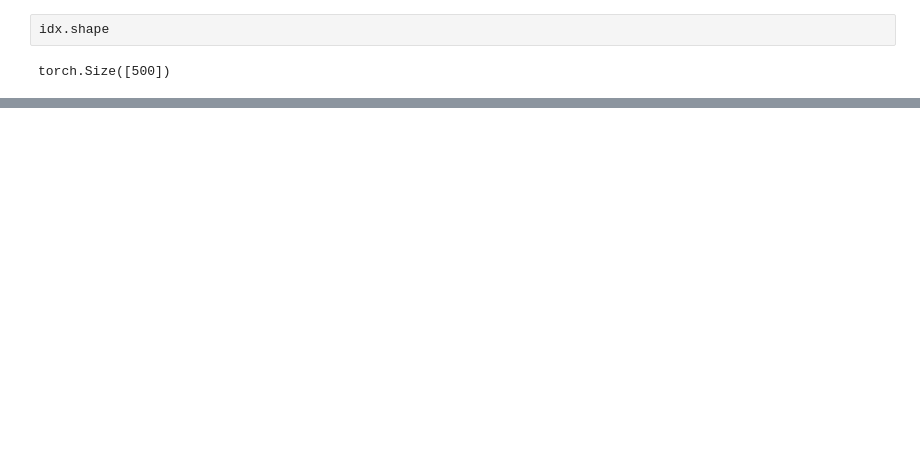
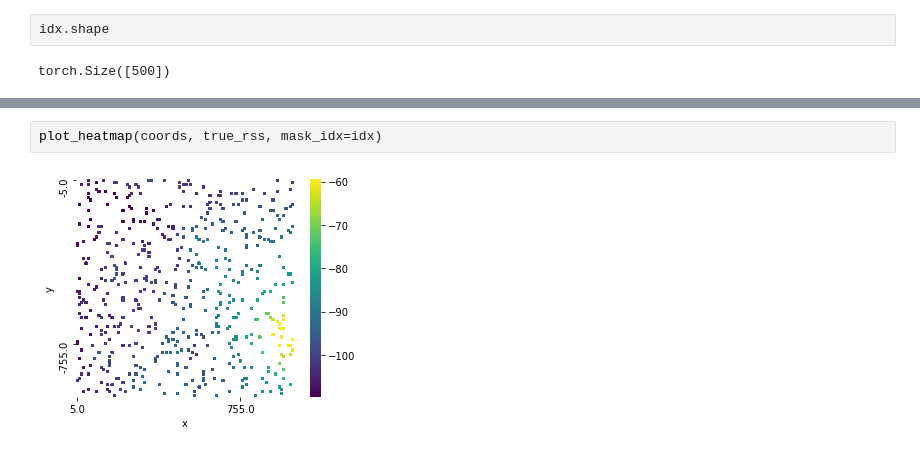
Before and after one commit to nicegeeker/code_deep_kernel_learning, a Jupyter notebook: 01_data_generation.ipynb, the cells around one changed output, grey strips where cells are left out. Saved outputs shown, nothing was run; the diff lists cells and outputs as text; blank space fills up the shorter version.

```diff
--- a/01_data_generation.ipynb
+++ b/01_data_generation.ipynb
@@ -190,0 +264,4 @@ tensor([[ 0.8750, -0.5650],
+# %%
+plot_heatmap(coords, true_rss, mask_idx=idx)
+# %% [output]
+[figure, added]
```
Also changed, not shown: parts of 23 cells of this notebook, 35 other files.
